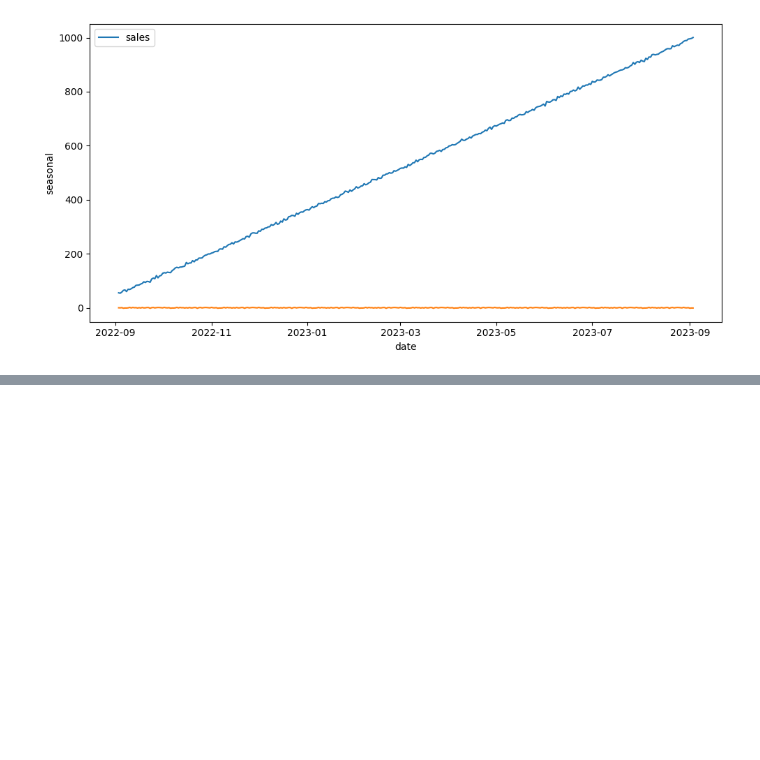
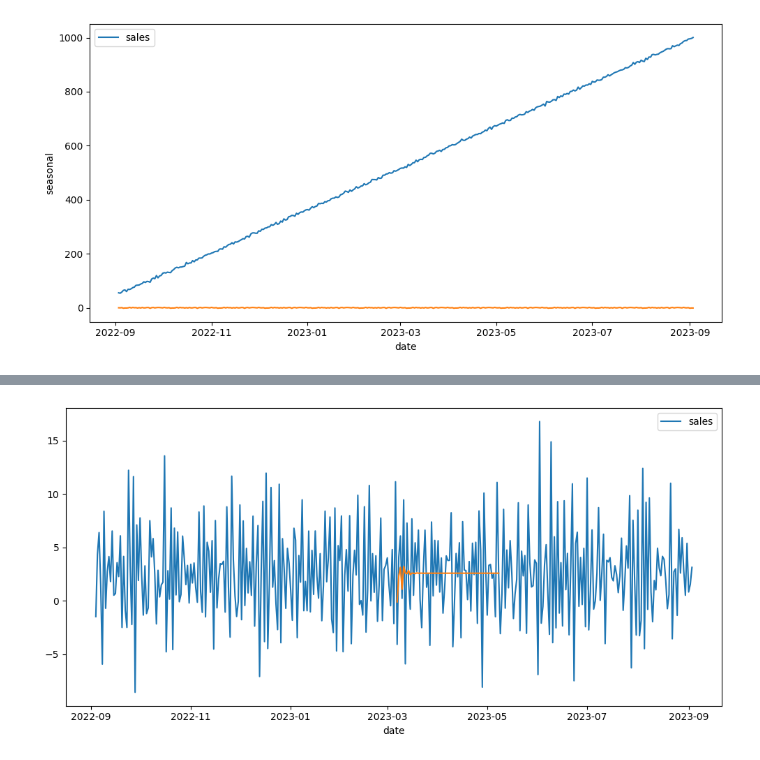
Before and after one commit to mgnorero/time-series-1, a Jupyter notebook: src/explore.ipynb, the cells around one changed output, grey strips where cells are left out. Drawn from its saved outputs; the diff is of its cells as text; code cells hidden in the pictures; blank space fills up the shorter version.

```diff
--- a/src/explore.ipynb
+++ b/src/explore.ipynb
@@ -68,0 +100,4 @@ plt.show()
+# %%
+#transformamos la serie a estacionaria
+df_stationary = df.diff().dropna()
+test_stationarity(df_stationary)
@@ -68,0 +161,6 @@ plt.show()
+# %%
+#ahora hacemos un split sobre la variable tiempo, del 9 de enero de 2023 hacia atras y hacia adelante
+train_df = df_stationary[df_stationary.index < pd.to_datetime('2023-07-25').date()]
+test_df = df_stationary[df_stationary.index >= pd.to_datetime('2023-07-07').date()]
+# %%
+model = auto_arima(train_df, seasonal=False, trace = True, m=30)
@@ -68,0 +185,10 @@ plt.show()
+# %%
+forcast = model.predict(63)
+# %%
+plt.subplots(figsize=(10,5))
+sns.lineplot(data=df_stationary)
+sns.lineplot(data=forcast)
+plt.tight_layout()
+plt.show()
+# %% [output]
+[figure, added]
```
Also changed, not shown: parts of 6 cells of this notebook.
